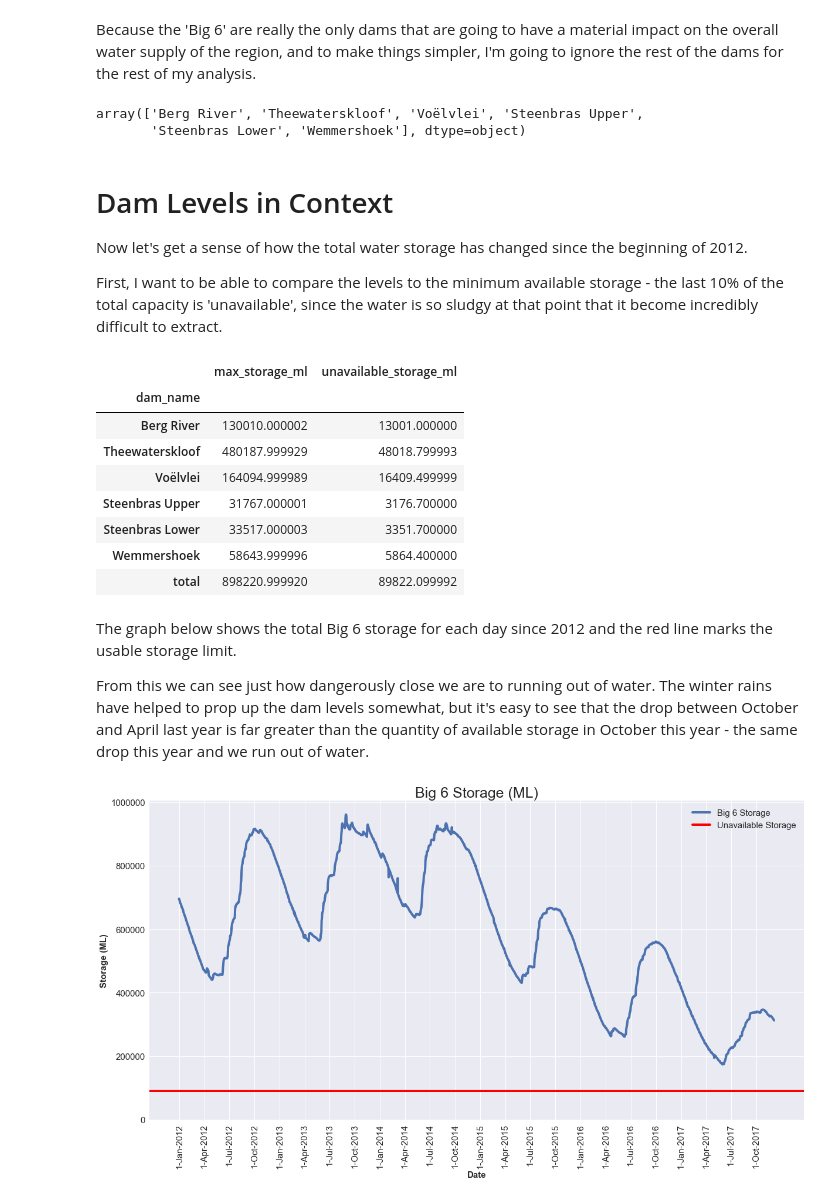
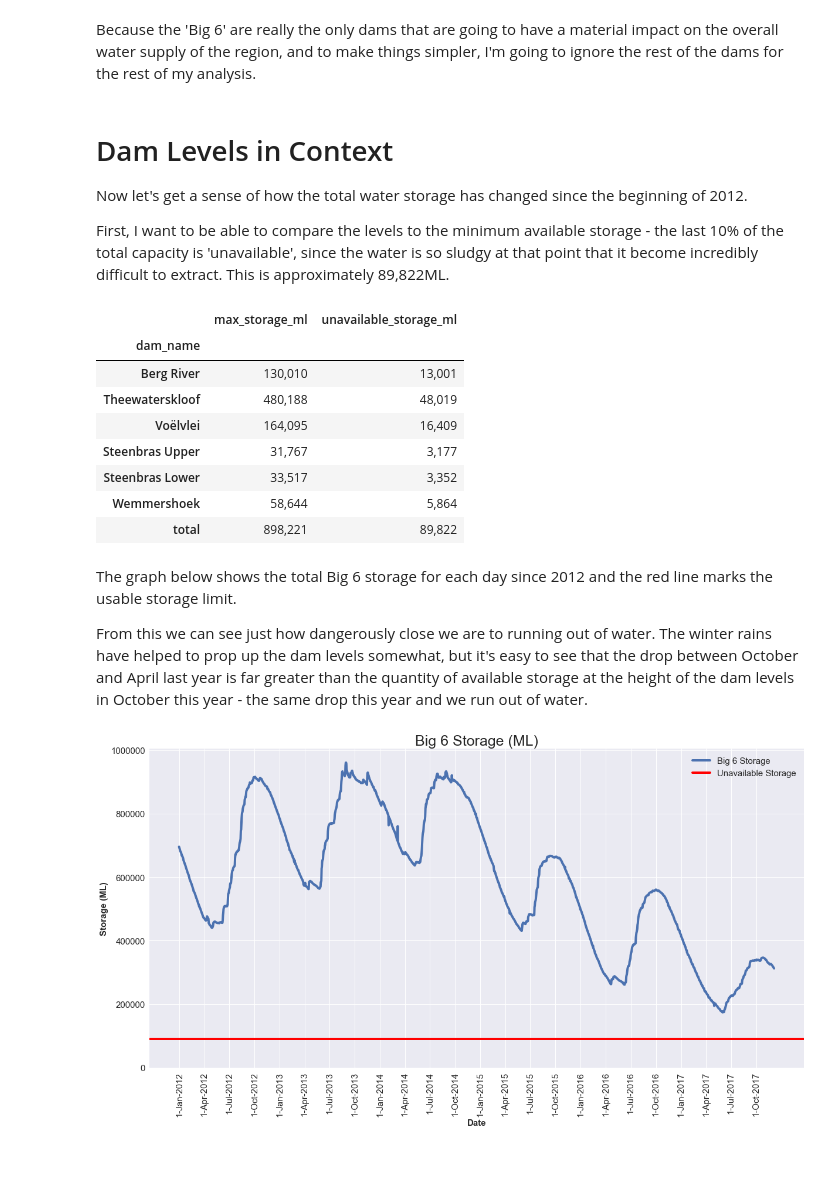
Before and after one commit to jbertscher/dam-levels, a Jupyter notebook: dam-levels-exploratory-analysis.ipynb, the cells around one changed output. Cells and saved outputs as stored; diff of their text form; code cells hidden in the pictures; blank space fills up the shorter version.

```diff
--- a/dam-levels-exploratory-analysis.ipynb
+++ b/dam-levels-exploratory-analysis.ipynb
@@ -117,43 +132,42 @@ plt.title('Boxplot of Dam Storage (ML)', fontsize = 25);
 Because the 'Big 6' are really the only dams that are going to have a material impact on the overall water supply of the region, and to make things simpler, I'm going to ignore the rest of the dams for the rest of my analysis.
 # %%
 dam_levels_all = dam_levels
-big_6 = list(storage_summary.index)[-6:]
 dam_levels = dam_levels[dam_levels['dam_name'].isin(big_6)]
-dam_levels['dam_name'].unique()
-# %% [output]
-array(['Berg River', 'Theewaterskloof', 'Voëlvlei', 'Steenbras Upper',
-       'Steenbras Lower', 'Wemmershoek'], dtype=object)
 # %% [markdown]
 # Dam Levels in Context
 
 Now let's get a sense of how the total water storage has changed since the beginning of 2012.
 
-First, I want to be able to compare the levels to the minimum available storage - the last 10% of the total capacity is 'unavailable', since the water is so sludgy at that point that it become incredibly difficult to extract.
+First, I want to be able to compare the levels to the minimum available storage - the last 10% of the total capacity is 'unavailable', since the water is so sludgy at that point that it become incredibly difficult to extract. This is approximately 89,822ML.
 # %%
 storage_ml_pivot = dam_levels.pivot_table(index = 'date', columns = 'dam_name', values = 'storage_ml')
 agg_storage_ml = storage_ml_pivot.apply(np.sum, axis = 1)
 
 # Work out available storage
 ## Work out maximum capacity
 latest_dam_levels = dam_levels[dam_levels['date'] == '2017-12-06']
 latest_dam_levels.index = latest_dam_levels['dam_name']
 capacity = pd.DataFrame(index = latest_dam_levels['dam_name'])
 capacity['max_storage_ml'] = latest_dam_levels['storage_ml']/(latest_dam_levels['current_%']/100)
 ## Work out 10% of capacity
 capacity['unavailable_storage_ml'] = capacity['max_storage_ml'] * 0.1
 ## Aggregate
 capacity = capacity.append(pd.Series(capacity.apply(func = sum, axis = 0), name = 'total'))
-capacity
+capacity.style.format('{:,.0f}')
 # %% [output]
 |  | max_storage_ml | unavailable_storage_ml |
 | dam_name |  |  |
-| Berg River | 130010.000002 | 13001.000000 |
-| Theewaterskloof | 480187.999929 | 48018.799993 |
-| Voëlvlei | 164094.999989 | 16409.499999 |
-| Steenbras Upper | 31767.000001 | 3176.700000 |
-| Steenbras Lower | 33517.000003 | 3351.700000 |
-| Wemmershoek | 58643.999996 | 5864.400000 |
-| total | 898220.999920 | 89822.099992 |
+| Berg River | 130,010 | 13,001 |
+| Theewaterskloof | 480,188 | 48,019 |
+| Voëlvlei | 164,095 | 16,409 |
+| Steenbras Upper | 31,767 | 3,177 |
+| Steenbras Lower | 33,517 | 3,352 |
+| Wemmershoek | 58,644 | 5,864 |
+| total | 898,221 | 89,822 |
+# %% [markdown]
+The graph below shows the total Big 6 storage for each day since 2012 and the red line marks the usable storage limit.
+
+From this we can see just how dangerously close we are to running out of water. The winter rains have helped to prop up the dam levels somewhat, but it's easy to see that the drop between October and April last year is far greater than the quantity of available storage at the height of the dam levels in October this year - the same drop this year and we run out of water.
 # %%
 # In the plots that follow, we'll want to be smart about how we label the x-axis. Too many labels will make it
 # unreadable but having too few will make it more difficult to see what date period we're looking at.
@@ -165,10 +179,6 @@ first_day_of_month = dam_levels.loc[(dam_levels['dayofmonth'] == 1),
                                     ['date', 'year', 'month','dayofyear', 'daymonth', 'daymonthyear']].drop_duplicates()
 first_day_of_month['lag_date'] = first_day_of_month['date'].shift(periods = 1)
 first_day_of_month['cumsum_dayofyear'] = (first_day_of_month['date'] - first_day_of_month['lag_date']).dt.days.cumsum().fillna(0) + 1
-# %% [markdown]
-The graph below shows the total Big 6 storage for each day since 2012 and the red line marks the usable storage limit.
-
-From this we can see just how dangerously close we are to running out of water. The winter rains have helped to prop up the dam levels somewhat, but it's easy to see that the drop between October and April last year is far greater than the quantity of available storage in October this year - the same drop this year and we run out of water.
 # %%
 fig, ax = plt.subplots(figsize=[20,10]) # [w, h]
 plt.plot(range(len(agg_storage_ml)),
```
Also changed, not shown: parts of 9 cells of this notebook, 1 other file.
